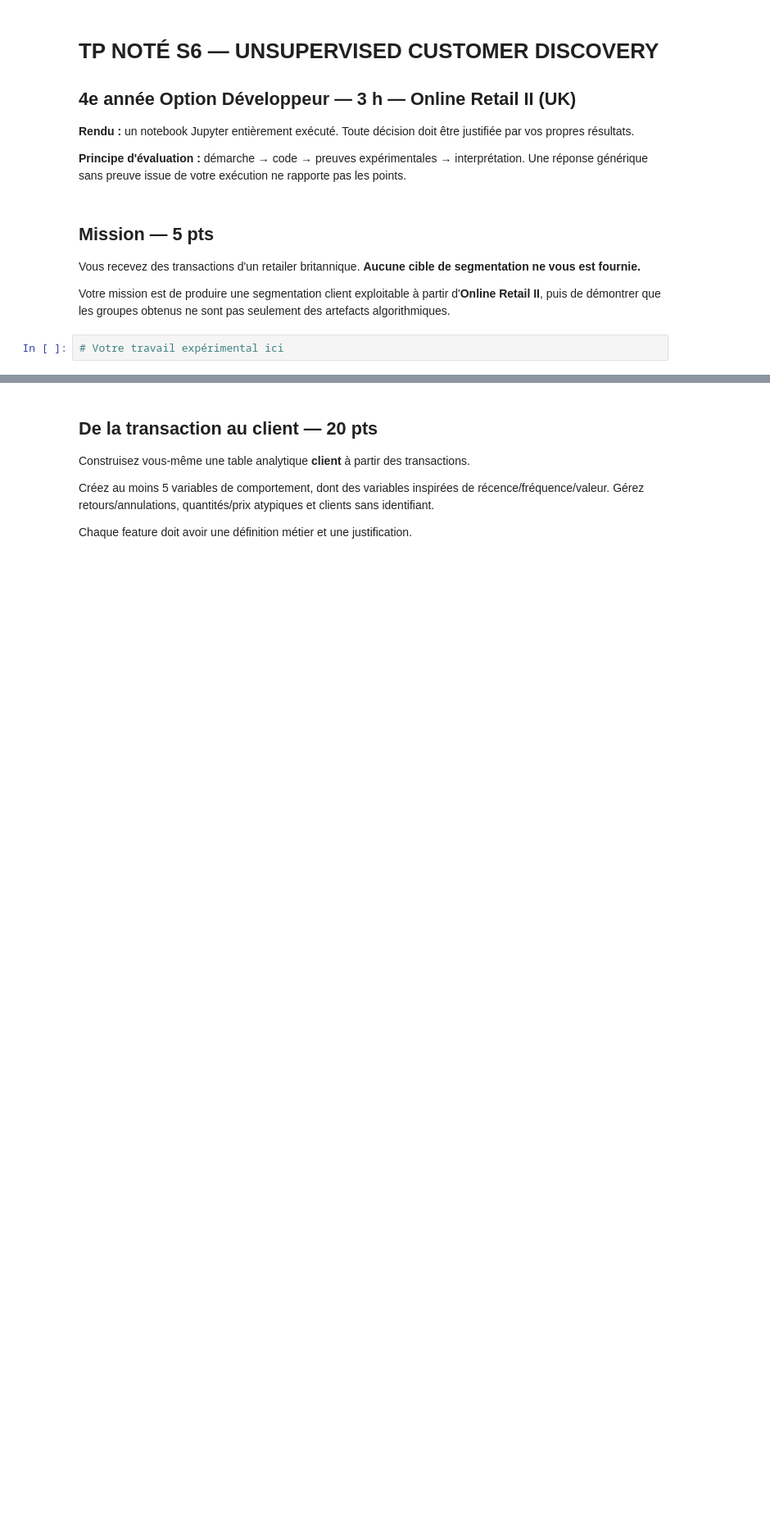
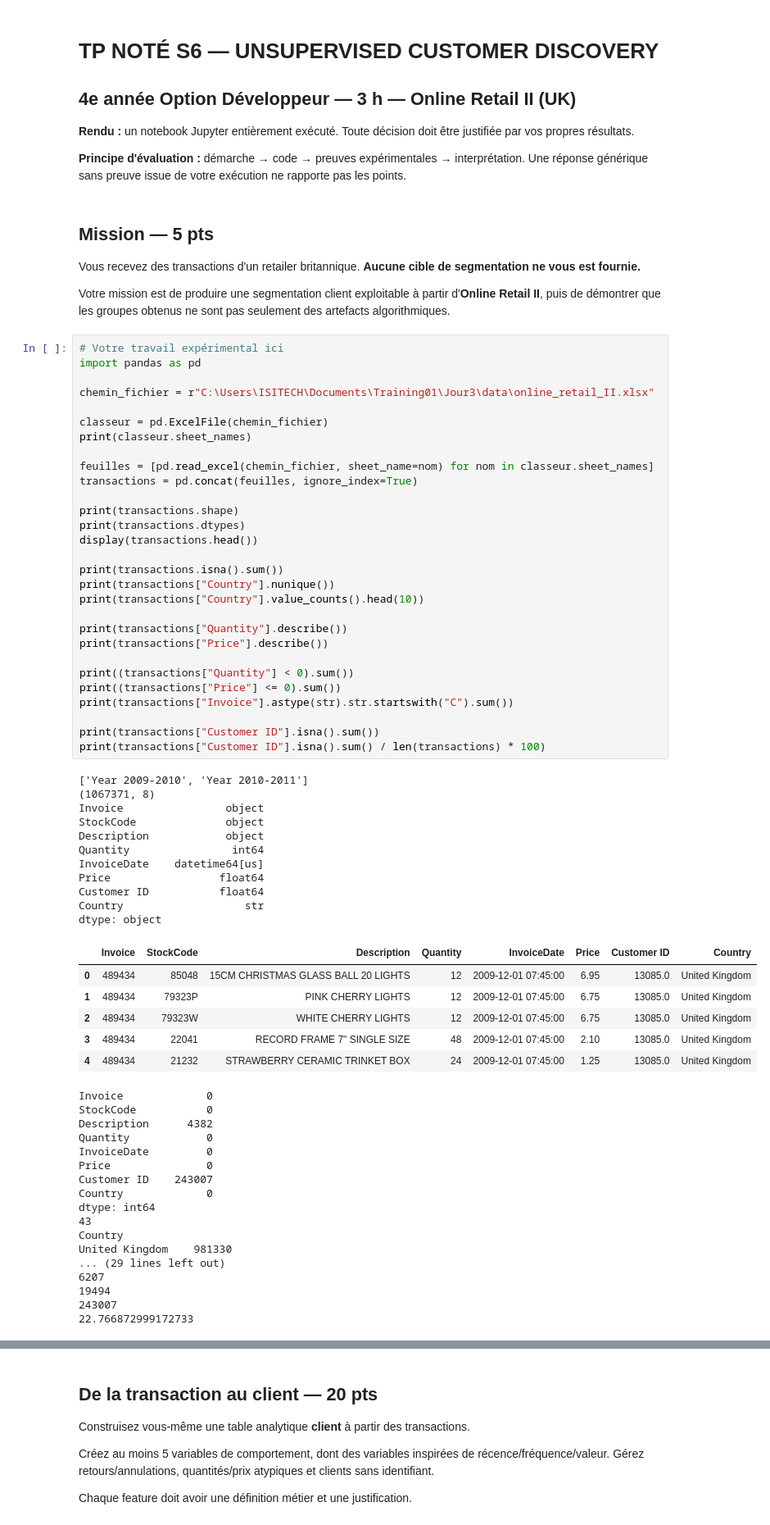
Before and after one commit to hamzabouhouch1003/Training01, a Jupyter notebook: Jour2/PACK_4_TP_NOTES_IA_4A_OPTION_DEVELOPPEUR/TP_NOTE_S6_NON_SUPERVISE_ONLINE_RETAIL_UK.ipynb, the cells around one changed output, grey strips where cells are left out. Shown at 82% size. Saved outputs shown, nothing was run; the diff lists cells and outputs as text; blank space fills up the shorter version.

```diff
--- a/Jour2/PACK_4_TP_NOTES_IA_4A_OPTION_DEVELOPPEUR/TP_NOTE_S6_NON_SUPERVISE_ONLINE_RETAIL_UK.ipynb
+++ b/Jour2/PACK_4_TP_NOTES_IA_4A_OPTION_DEVELOPPEUR/TP_NOTE_S6_NON_SUPERVISE_ONLINE_RETAIL_UK.ipynb
@@ -13,3 +13,65 @@ Vous recevez des transactions d'un retailer britannique. **Aucune cible de segme
 Votre mission est de produire une segmentation client exploitable à partir d'**Online Retail II**, puis de démontrer que les groupes obtenus ne sont pas seulement des artefacts algorithmiques.
 # %%
 # Votre travail expérimental ici
+import pandas as pd
+
+chemin_fichier = r"C:\Users\ISITECH\Documents\Training01\Jour3\data\online_retail_II.xlsx"
+
+classeur = pd.ExcelFile(chemin_fichier)
+print(classeur.sheet_names)
+
+feuilles = [pd.read_excel(chemin_fichier, sheet_name=nom) for nom in classeur.sheet_names]
+transactions = pd.concat(feuilles, ignore_index=True)
+
+print(transactions.shape)
+print(transactions.dtypes)
+display(transactions.head())
+
+print(transactions.isna().sum())
+print(transactions["Country"].nunique())
+print(transactions["Country"].value_counts().head(10))
+
+print(transactions["Quantity"].describe())
+print(transactions["Price"].describe())
+
+print((transactions["Quantity"] < 0).sum())
+print((transactions["Price"] <= 0).sum())
+print(transactions["Invoice"].astype(str).str.startswith("C").sum())
+
+print(transactions["Customer ID"].isna().sum())
+print(transactions["Customer ID"].isna().sum() / len(transactions) * 100)
+# %% [output]
+['Year 2009-2010', 'Year 2010-2011']
+(1067371, 8)
+Invoice                object
+StockCode              object
+Description            object
+Quantity                int64
+InvoiceDate    datetime64[us]
+Price                 float64
+Customer ID           float64
+Country                   str
+dtype: object
+|  | Invoice | StockCode | Description | Quantity | InvoiceDate | Price | Customer ID | Country |
+| 0 | 489434 | 85048 | 15CM CHRISTMAS GLASS BALL 20 LIGHTS | 12 | 2009-12-01 07:45:00 | 6.95 | 13085.0 | United Kingdom |
+| 1 | 489434 | 79323P | PINK CHERRY LIGHTS | 12 | 2009-12-01 07:45:00 | 6.75 | 13085.0 | United Kingdom |
+| 2 | 489434 | 79323W | WHITE CHERRY LIGHTS | 12 | 2009-12-01 07:45:00 | 6.75 | 13085.0 | United Kingdom |
+| 3 | 489434 | 22041 | RECORD FRAME 7" SINGLE SIZE | 48 | 2009-12-01 07:45:00 | 2.10 | 13085.0 | United Kingdom |
+| 4 | 489434 | 21232 | STRAWBERRY CERAMIC TRINKET BOX | 24 | 2009-12-01 07:45:00 | 1.25 | 13085.0 | United Kingdom |
+Invoice             0
+StockCode           0
+Description      4382
+Quantity            0
+InvoiceDate         0
+Price               0
+Customer ID    243007
+Country             0
+dtype: int64
+43
+Country
+United Kingdom    981330
+... (29 lines left out)
+6207
+19494
+243007
+22.766872999172733
```
Also changed, not shown: parts of 11 cells of this notebook.
